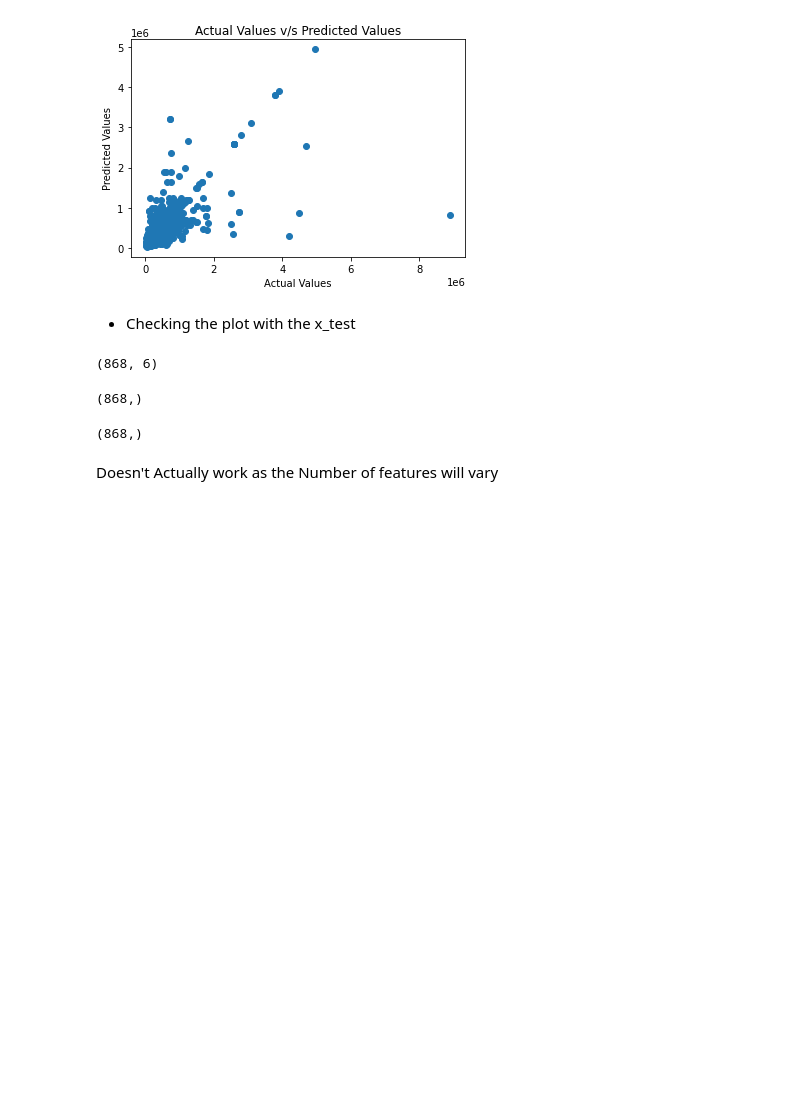
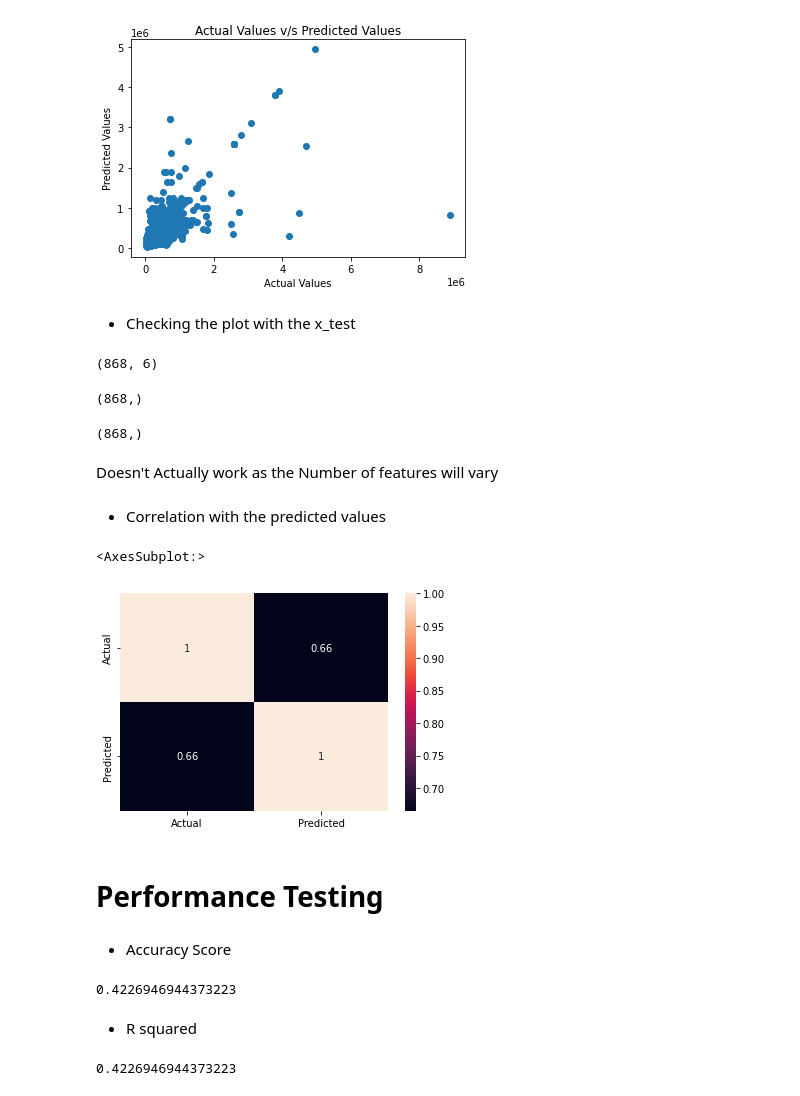
Before and after one commit to Naveen-Karanamu/Used-Cars-Price-Prediction, a Jupyter notebook: main.ipynb, the cells around one changed output. Saved outputs shown, nothing was run; the diff lists cells and outputs as text; code cells hidden in the pictures; blank space fills up the shorter version.

Commit message:
Checked: Performance and Errors

```diff
--- a/main.ipynb
+++ b/main.ipynb
@@ -398,3 +398,24 @@ y_pred.shape
 (868,)
 # %% [markdown]
 Doesn't Actually work as the Number of features will vary
+# %% [markdown]
+* Correlation with the predicted values
+# %%
+sns.heatmap(look.corr(),annot=True)
+# %% [output]
+<AxesSubplot:>
+[figure, added]
+# %% [markdown]
+# Performance Testing
+# %% [markdown]
+* Accuracy Score
+# %%
+model.score(x_test,y_test)
+# %% [output]
+0.4226946944373223
+# %% [markdown]
+* R squared
+# %%
+r2_score(y_test,y_pred)
+# %% [output]
+0.4226946944373223
```
Also changed, not shown: parts of 4 cells of this notebook.
